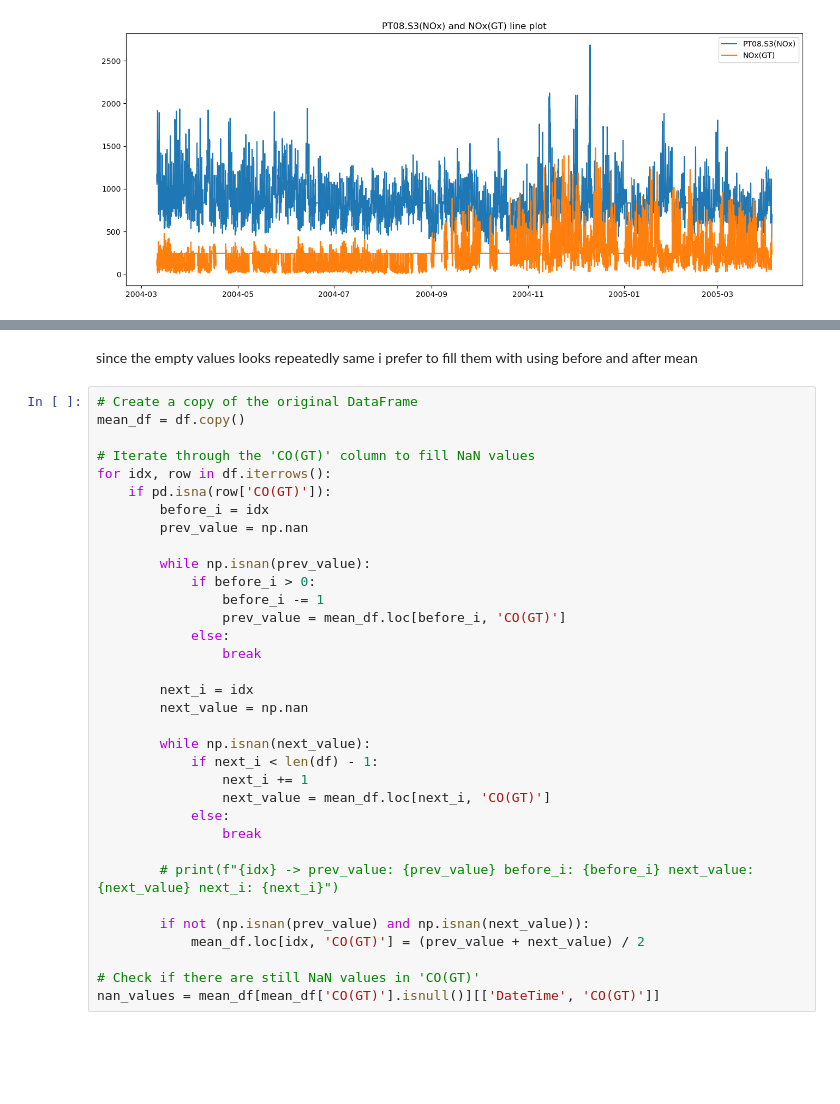
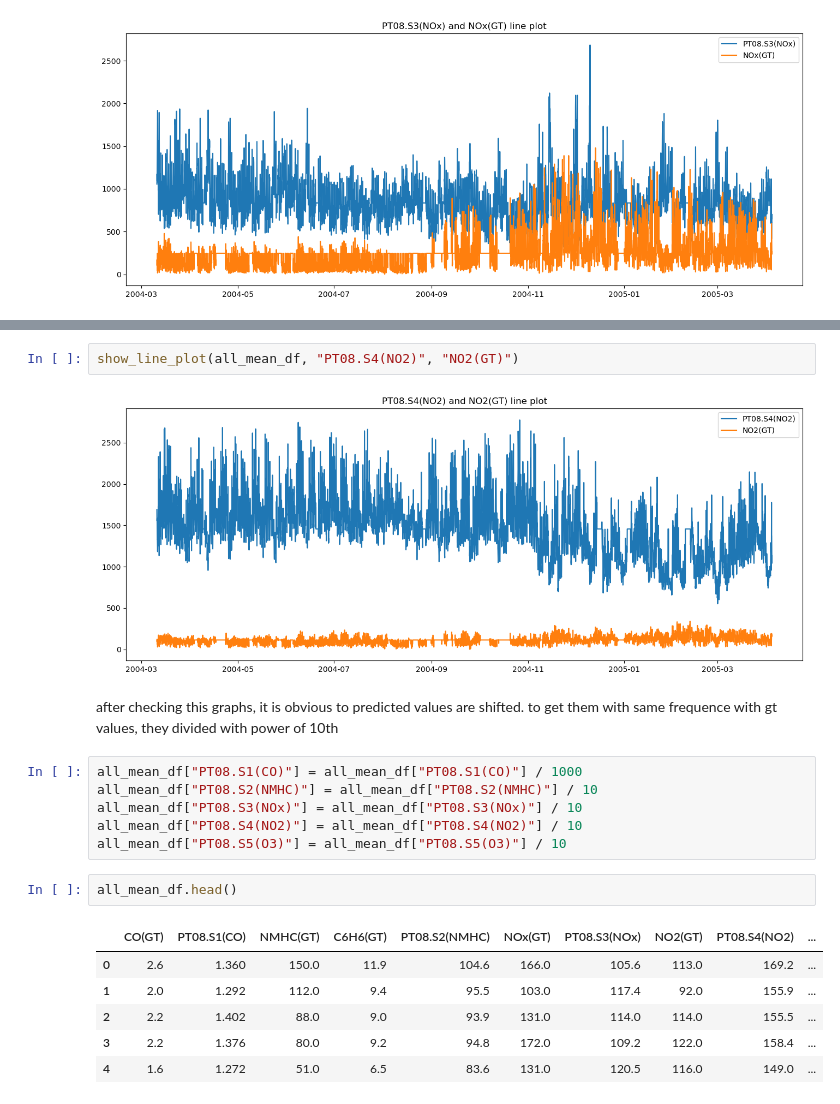
Before and after one commit to aemreusta/HU-AI, a Jupyter notebook: AIN429/Assignment 1/notebooks/01-emre-EDA.ipynb, the cells around one changed output, grey strips where cells are left out. Cells and saved outputs as stored; diff of their text form; blank space fills up the shorter version.

```diff
--- a/AIN429/Assignment 1/notebooks/01-emre-EDA.ipynb
+++ b/AIN429/Assignment 1/notebooks/01-emre-EDA.ipynb
@@ -343,39 +305,24 @@ df[df['CO(GT)'].isnull()][['DateTime', 'CO(GT)']].tail(20)
-# %% [markdown]
-since the empty values looks repeatedly same i prefer to fill them with using before and after mean
-# %%
-# Create a copy of the original DataFrame
-mean_df = df.copy()
-
-# Iterate through the 'CO(GT)' column to fill NaN values
-for idx, row in df.iterrows():
-    if pd.isna(row['CO(GT)']):
-        before_i = idx
-        prev_value = np.nan
-
-        while np.isnan(prev_value):
-            if before_i > 0:
-                before_i -= 1
-                prev_value = mean_df.loc[before_i, 'CO(GT)']
-            else:
-                break
-
-        next_i = idx
-        next_value = np.nan
-
-        while np.isnan(next_value):
-            if next_i < len(df) - 1:
-                next_i += 1
-                next_value = mean_df.loc[next_i, 'CO(GT)']
-            else:
-                break
-
-        # print(f"{idx} -> prev_value: {prev_value} before_i: {before_i} next_value: {next_value} next_i: {next_i}")
-
-        if not (np.isnan(prev_value) and np.isnan(next_value)):
-            mean_df.loc[idx, 'CO(GT)'] = (prev_value + next_value) / 2
-
-# Check if there are still NaN values in 'CO(GT)'
-nan_values = mean_df[mean_df['CO(GT)'].isnull()][['DateTime', 'CO(GT)']]
+# %%
+show_line_plot(all_mean_df, "PT08.S4(NO2)", "NO2(GT)")
+# %% [output]
+[figure, added]
+# %% [markdown]
+after checking this graphs, it is obvious to predicted values are shifted. to get them with same frequence with gt values, they divided with power of 10th
+# %%
+all_mean_df["PT08.S1(CO)"] = all_mean_df["PT08.S1(CO)"] / 1000
+all_mean_df["PT08.S2(NMHC)"] = all_mean_df["PT08.S2(NMHC)"] / 10
+all_mean_df["PT08.S3(NOx)"] = all_mean_df["PT08.S3(NOx)"] / 10
+all_mean_df["PT08.S4(NO2)"] = all_mean_df["PT08.S4(NO2)"] / 10
+all_mean_df["PT08.S5(O3)"] = all_mean_df["PT08.S5(O3)"] / 10
+# %%
+all_mean_df.head()
+# %% [output]
+|  | CO(GT) | PT08.S1(CO) | NMHC(GT) | C6H6(GT) | PT08.S2(NMHC) | NOx(GT) | PT08.S3(NOx) | NO2(GT) | PT08.S4(NO2) | ... |
+| 0 | 2.6 | 1.360 | 150.0 | 11.9 | 104.6 | 166.0 | 105.6 | 113.0 | 169.2 | ... |
+| 1 | 2.0 | 1.292 | 112.0 | 9.4 | 95.5 | 103.0 | 117.4 | 92.0 | 155.9 | ... |
+| 2 | 2.2 | 1.402 | 88.0 | 9.0 | 93.9 | 131.0 | 114.0 | 114.0 | 155.5 | ... |
+| 3 | 2.2 | 1.376 | 80.0 | 9.2 | 94.8 | 172.0 | 109.2 | 122.0 | 158.4 | ... |
+| 4 | 1.6 | 1.272 | 51.0 | 6.5 | 83.6 | 131.0 | 120.5 | 116.0 | 149.0 | ... |
 # %%
 show_line_plot(all_mean_df, "PT08.S1(CO)", "CO(GT)")
 # %% [output]
```
Also changed, not shown: parts of 18 cells of this notebook.
